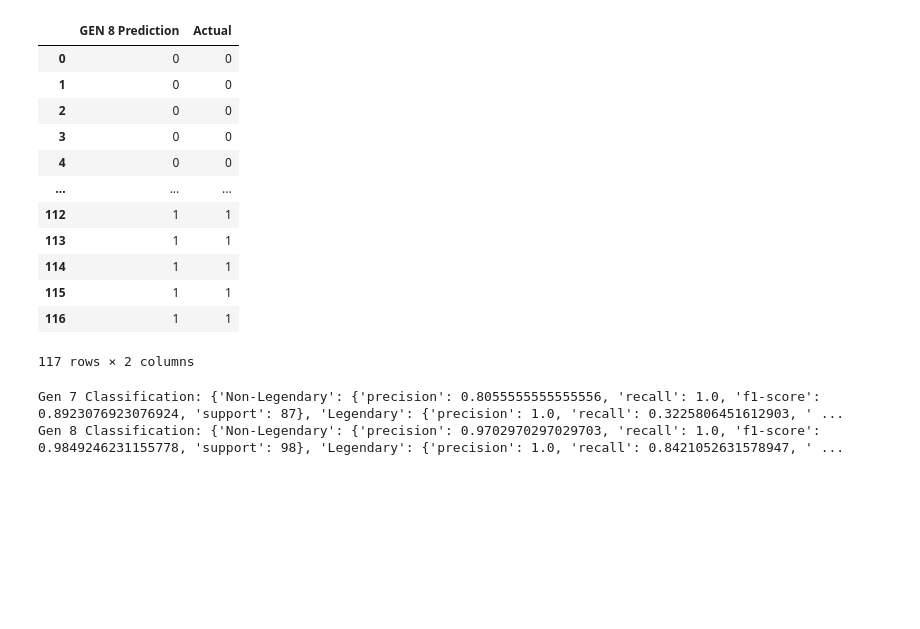
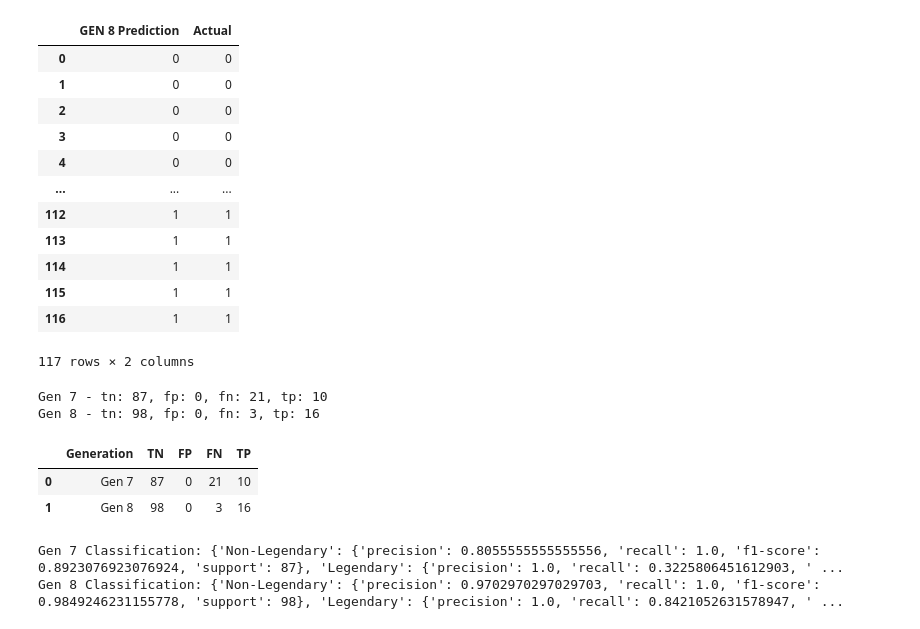
Before and after one commit to zarzarbinks0702/Legendary-Pokemon-Learning, a Jupyter notebook: ML-models/logistic-regression.ipynb, the cells around one changed output. Cells and saved outputs as stored; diff of their text form; code cells hidden in the pictures; blank space fills up the shorter version.

Commit message:
add confusion matrix

```diff
--- a/ML-models/logistic-regression.ipynb
+++ b/ML-models/logistic-regression.ipynb
@@ -169,6 +170,28 @@ pd.DataFrame({"GEN 8 Prediction": predictions_2, "Actual": y_test_2}).reset_inde
 | 115 | 1 | 1 |
 | 116 | 1 | 1 |
 117 rows × 2 columns
+# %%
+from sklearn.metrics import confusion_matrix
+
+tn7, fp7, fn7, tp7 = confusion_matrix(y_test_1, predictions_1).ravel()
+tn8, fp8, fn8, tp8 = confusion_matrix(y_test_2, predictions_2).ravel()
+
+print(f'Gen 7 - tn: {tn7}, fp: {fp7}, fn: {fn7}, tp: {tp7}')
+print(f'Gen 8 - tn: {tn8}, fp: {fp8}, fn: {fn8}, tp: {tp8}')
+# %% [output]
+Gen 7 - tn: 87, fp: 0, fn: 21, tp: 10
+Gen 8 - tn: 98, fp: 0, fn: 3, tp: 16
+# %%
+logistic_regression_matrix = pd.DataFrame({'Generation': ['Gen 7', 'Gen 8'],
+                                           'TN': [tn7, tn8],
+                                           'FP': [fp7, fp8],
+                                           'FN': [fn7, fn8],
+                                           'TP': [tp7, tp8]})
+logistic_regression_matrix
+# %% [output]
+|  | Generation | TN | FP | FN | TP |
+| 0 | Gen 7 | 87 | 0 | 21 | 10 |
+| 1 | Gen 8 | 98 | 0 | 3 | 16 |
 # %%
 from sklearn.metrics import classification_report
 Gen_7_class_report = classification_report(y_test_1, predictions_1, target_names=["Non-Legendary", "Legendary"], output_dict=True)
```
Also changed, not shown: parts of 2 cells of this notebook, 4 other files.
